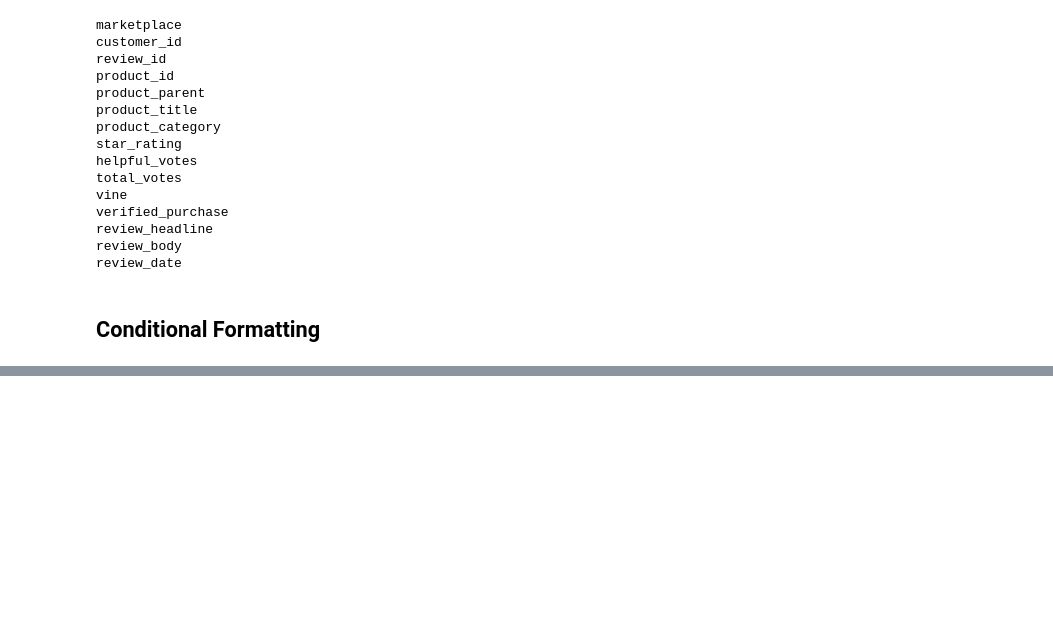
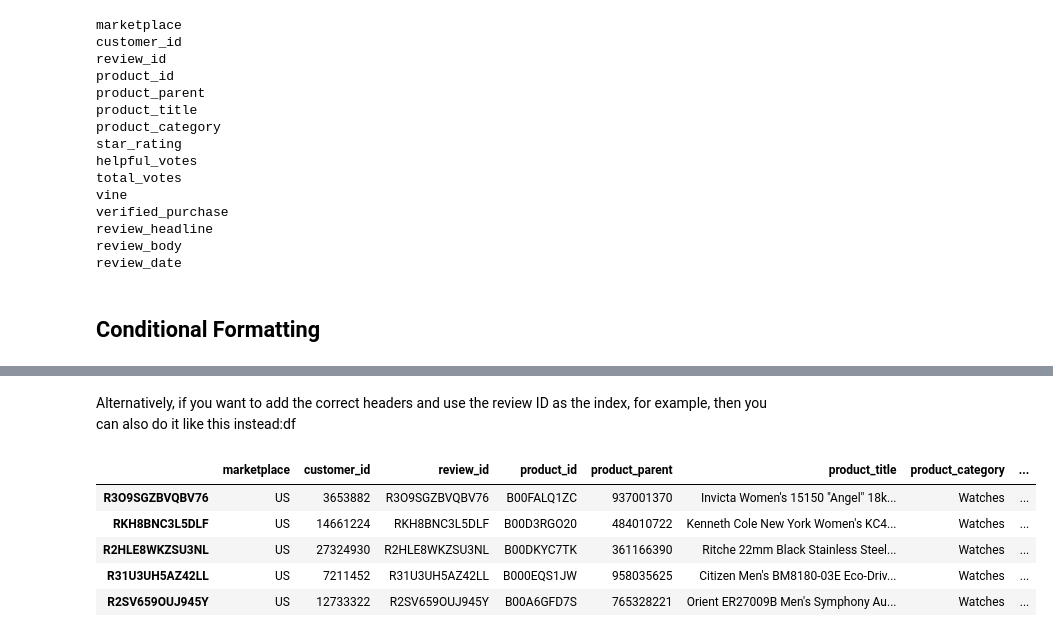
Before and after one commit to htetaunglynn94/self-learning, a Jupyter notebook: openpyxl/openpyxl_practise.ipynb, the cells around one changed output, grey strips where cells are left out. Cells and saved outputs as stored; diff of their text form; code cells hidden in the pictures; blank space fills up the shorter version.

```diff
--- a/openpyxl/openpyxl_practise.ipynb
+++ b/openpyxl/openpyxl_practise.ipynb
@@ -730,0 +1138,6 @@ review_date
+# %%
+from openpyxl import Workbook
+from openpyxl.utils.dataframe import dataframe_to_rows
+
+workbook = Workbook()
+sheet = workbook.active
@@ -730,0 +1149,5 @@ review_date
+# %%
+for row in frame:
+    sheet.append(row)
+
+workbook.save("pandas.xlsx")
@@ -730,0 +1176,28 @@ review_date
+# %% [markdown]
+Alternatively, if you want to add the correct headers and use the review ID as the index, for example, then you can also do it like this instead:df
+# %%
+import pandas as pd
+from openpyxl import load_workbook
+from mapping import REVIEW_ID
+
+workbook = load_workbook(filename="reviews-sample.xlsx")
+sheet = workbook.active
+
+data = sheet.values
+
+# Set the first row as the columns for the DataFrame
+cols = next(data)
+data = list(data)
+
+# Set the field "review_id" as the indexes for each row
+idx = [row[REVIEW_ID] for row in data]
+
+df = pd.DataFrame(data, index=idx, columns=cols)
+df.head()
+# %% [output]
+|  | marketplace | customer_id | review_id | product_id | product_parent | product_title | product_category | ... |
+| R3O9SGZBVQBV76 | US | 3653882 | R3O9SGZBVQBV76 | B00FALQ1ZC | 937001370 | Invicta Women's 15150 "Angel" 18k... | Watches | ... |
+| RKH8BNC3L5DLF | US | 14661224 | RKH8BNC3L5DLF | B00D3RGO20 | 484010722 | Kenneth Cole New York Women's KC4... | Watches | ... |
+| R2HLE8WKZSU3NL | US | 27324930 | R2HLE8WKZSU3NL | B00DKYC7TK | 361166390 | Ritche 22mm Black Stainless Steel... | Watches | ... |
+| R31U3UH5AZ42LL | US | 7211452 | R31U3UH5AZ42LL | B000EQS1JW | 958035625 | Citizen Men's BM8180-03E Eco-Driv... | Watches | ... |
+| R2SV659OUJ945Y | US | 12733322 | R2SV659OUJ945Y | B00A6GFD7S | 765328221 | Orient ER27009B Men's Symphony Au... | Watches | ... |
```
Also changed, not shown: parts of 48 cells of this notebook, 21 other files.
